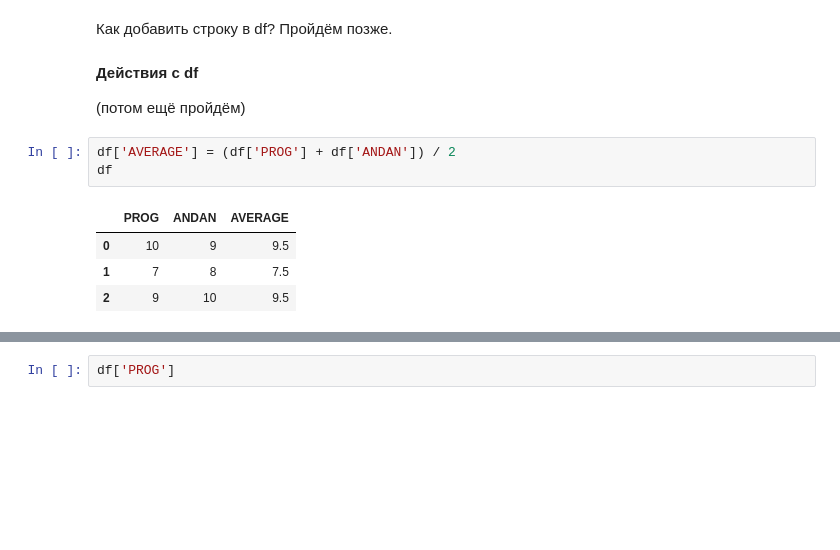
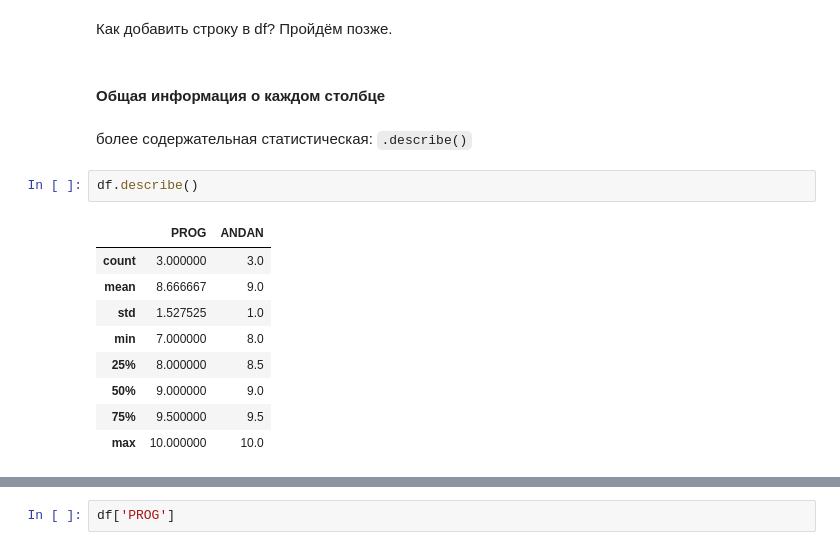
Before and after one commit to bamaxi/dataan-2023-arthist, a Jupyter notebook: seminars/10-andan-pandas.ipynb, the cells around one changed output, grey strips where cells are left out. Saved outputs shown, nothing was run; the diff lists cells and outputs as text; blank space fills up the shorter version.

```diff
--- a/seminars/10-andan-pandas.ipynb
+++ b/seminars/10-andan-pandas.ipynb
@@ -64,15 +137,19 @@ df.shape  # кол-во строк, кол-во столбцов
 # ваш код
 # %% [markdown]
 Как добавить строку в df? Пройдём позже.
-# %% [markdown]
-**Действия с df**
-
-(потом ещё пройдём)
-# %%
-df['AVERAGE'] = (df['PROG'] + df['ANDAN']) / 2
-df
-# %% [output]
-|  | PROG | ANDAN | AVERAGE |
-| 0 | 10 | 9 | 9.5 |
-| 1 | 7 | 8 | 7.5 |
-| 2 | 9 | 10 | 9.5 |
+# %% [markdown]
+#### Общая информация о каждом столбце
+# %% [markdown]
+более содержательная статистическая: `.describe()`
+# %%
+df.describe()
+# %% [output]
+|  | PROG | ANDAN |
+| count | 3.000000 | 3.0 |
+| mean | 8.666667 | 9.0 |
+| std | 1.527525 | 1.0 |
+| min | 7.000000 | 8.0 |
+| 25% | 8.000000 | 8.5 |
+| 50% | 9.000000 | 9.0 |
+| 75% | 9.500000 | 9.5 |
+| max | 10.000000 | 10.0 |
```
Also changed, not shown: parts of 100 cells of this notebook, 1 other file.
